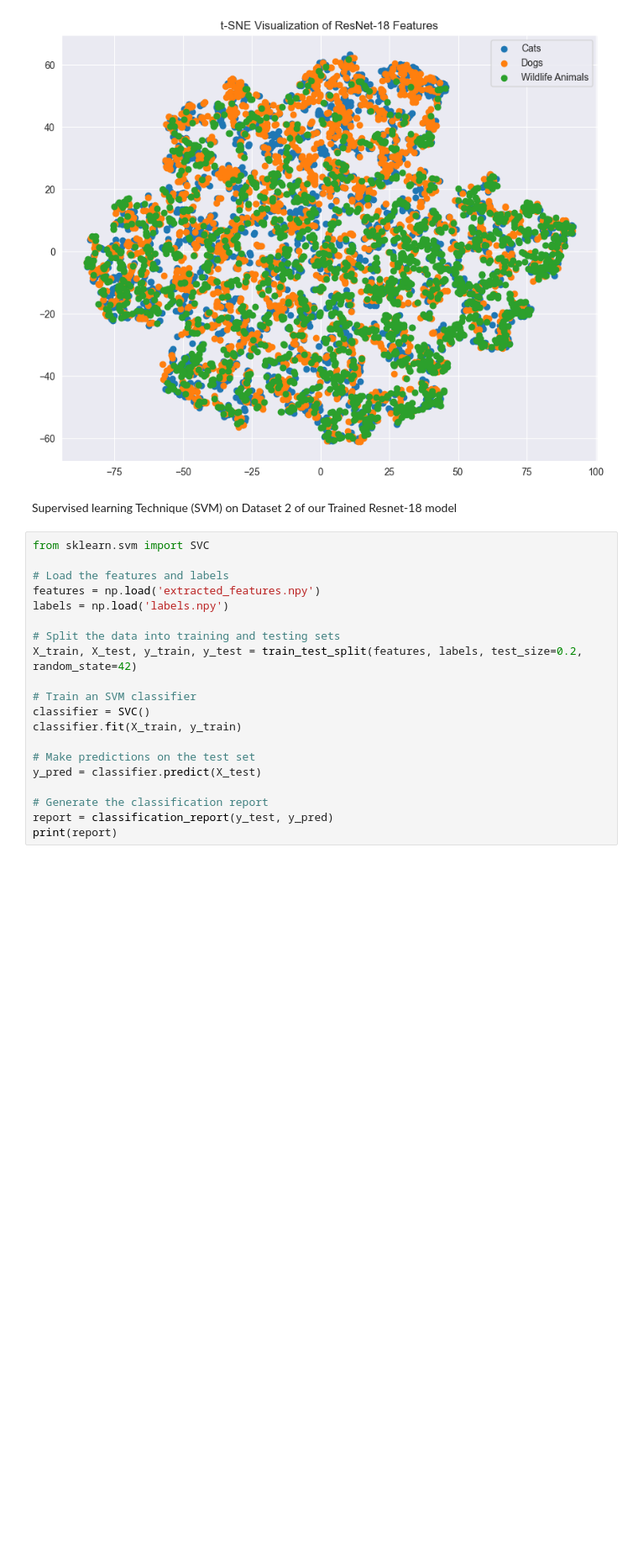
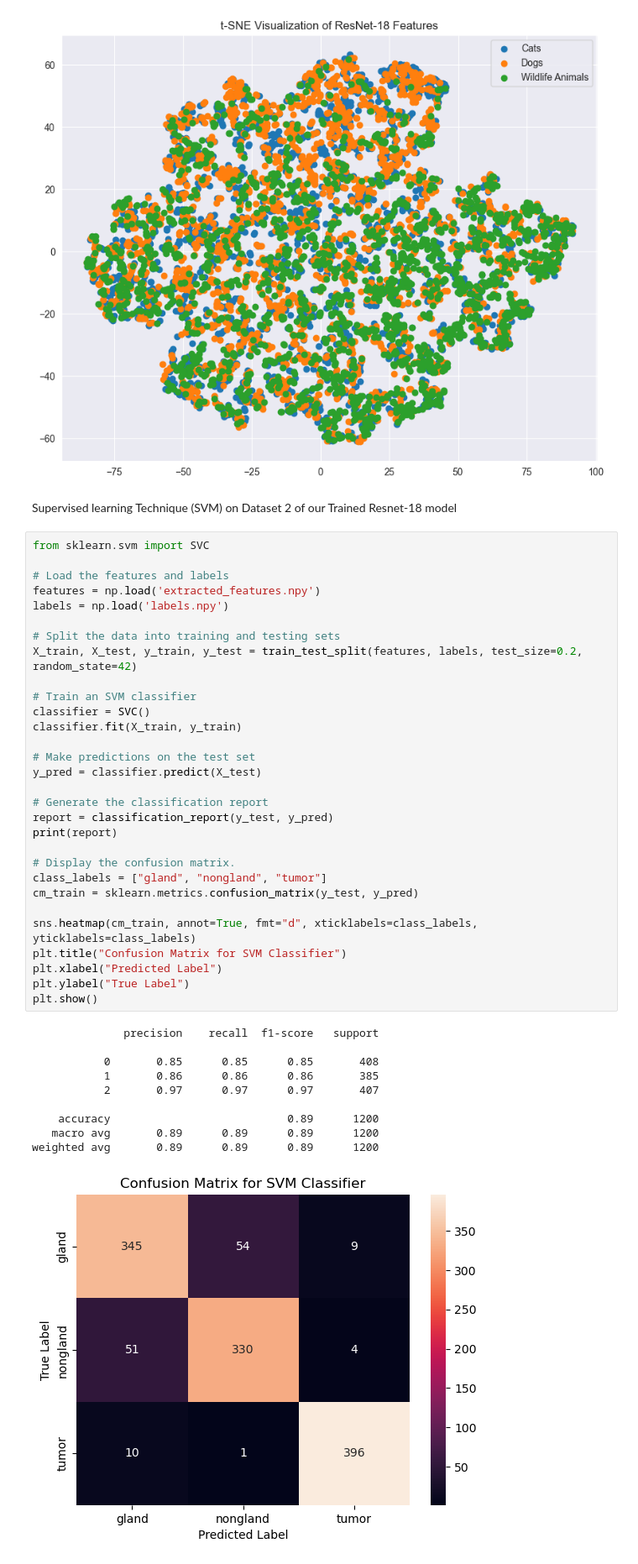
Before and after one commit to mkandaleft/COMP432-GroupM, a Jupyter notebook: Comp432.ipynb, the cells around one changed output. Shown at 84% size. Cells and saved outputs as stored; diff of their text form; blank space fills up the shorter version.

Commit message:
Added Confusion Matrix to SVM

```diff
--- a/Comp432.ipynb
+++ b/Comp432.ipynb
@@ -395,20 +393,41 @@ Supervised learning Technique (SVM) on Dataset 2 of our Trained Resnet-18 model
 # %%
 from sklearn.svm import SVC
 
 # Load the features and labels
 features = np.load('extracted_features.npy')
 labels = np.load('labels.npy')
 
 # Split the data into training and testing sets
 X_train, X_test, y_train, y_test = train_test_split(features, labels, test_size=0.2, random_state=42)
 
 # Train an SVM classifier
 classifier = SVC()
 classifier.fit(X_train, y_train)
 
 # Make predictions on the test set
 y_pred = classifier.predict(X_test)
 
 # Generate the classification report
 report = classification_report(y_test, y_pred)
 print(report)
+
+# Display the confusion matrix.
+class_labels = ["gland", "nongland", "tumor"]
+cm_train = sklearn.metrics.confusion_matrix(y_test, y_pred)
+
+sns.heatmap(cm_train, annot=True, fmt="d", xticklabels=class_labels, yticklabels=class_labels)
+plt.title("Confusion Matrix for SVM Classifier")
+plt.xlabel("Predicted Label")
+plt.ylabel("True Label")
+plt.show()
+# %% [output]
+              precision    recall  f1-score   support
+
+           0       0.85      0.85      0.85       408
+           1       0.86      0.86      0.86       385
+           2       0.97      0.97      0.97       407
+
+    accuracy                           0.89      1200
+   macro avg       0.89      0.89      0.89      1200
+weighted avg       0.89      0.89      0.89      1200
+[figure, added]
```
Also changed, not shown: parts of 2 cells of this notebook.
